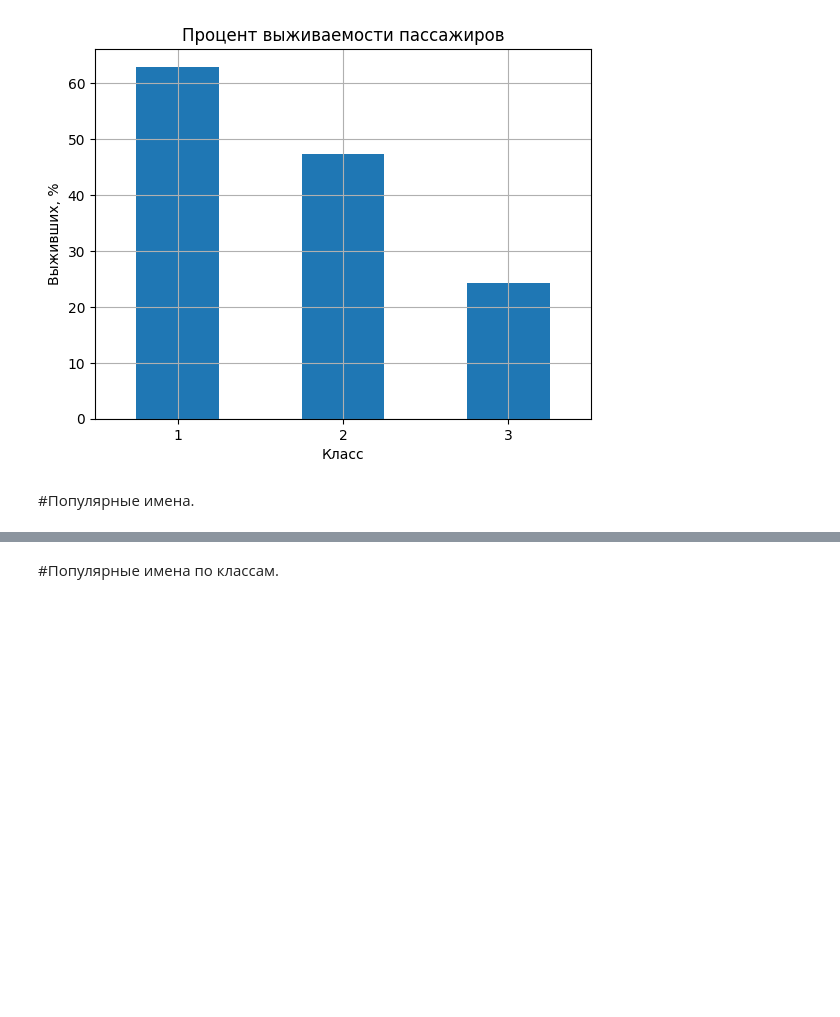
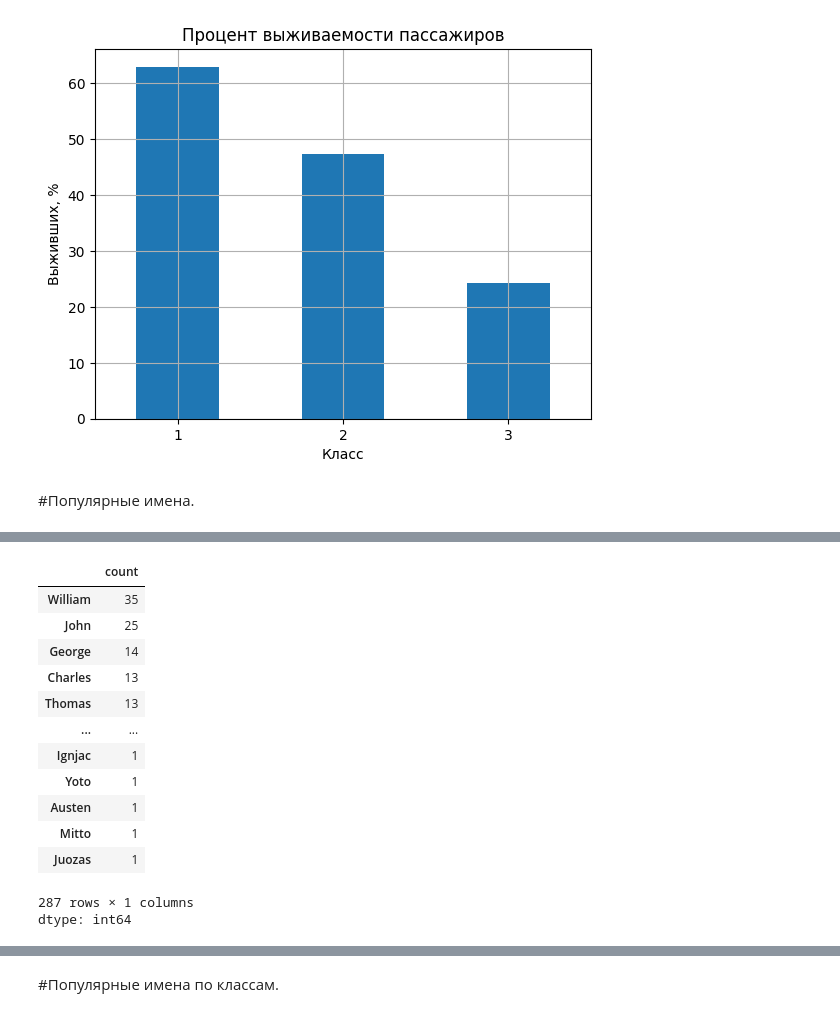
Before and after one commit to TheGooger/Python_data_analysis_ITMO, a Jupyter notebook: HW3.ipynb, the cells around one changed output, grey strips where cells are left out. Saved outputs shown, nothing was run; the diff lists cells and outputs as text; code cells hidden in the pictures; blank space fills up the shorter version.

```diff
--- a/HW3.ipynb
+++ b/HW3.ipynb
@@ -146,12 +114,0 @@ female_names = df.loc[df['Sex'] == 'female']['Name']
-# %%
-def find_names(st):
-    all_names = []
-    all_names.append(st.split()[0].rstrip(','))
-    return all_names
-# %%
-male_surnames = []
-female_surnames = []
-for i in male_names:
-    male_surnames.append(find_names(i))
-for i in female_names:
-    female_surnames.append(find_names(i))
@@ -165,0 +135,20 @@ def find_freq(d_list):
+# %%
+male_names = pd.Series(find_names(men_names_with_preffix))
+female_names = pd.Series(find_names(women_names_with_preffix, female=True))
+# %%
+male_names.value_counts()
+# %% [output]
+|  | count |
+| William | 35 |
+| John | 25 |
+| George | 14 |
+| Charles | 13 |
+| Thomas | 13 |
+| ... | ... |
+| Ignjac | 1 |
+| Yoto | 1 |
+| Austen | 1 |
+| Mitto | 1 |
+| Juozas | 1 |
+287 rows × 1 columns
+dtype: int64
```
Also changed, not shown: parts of 36 cells of this notebook.
